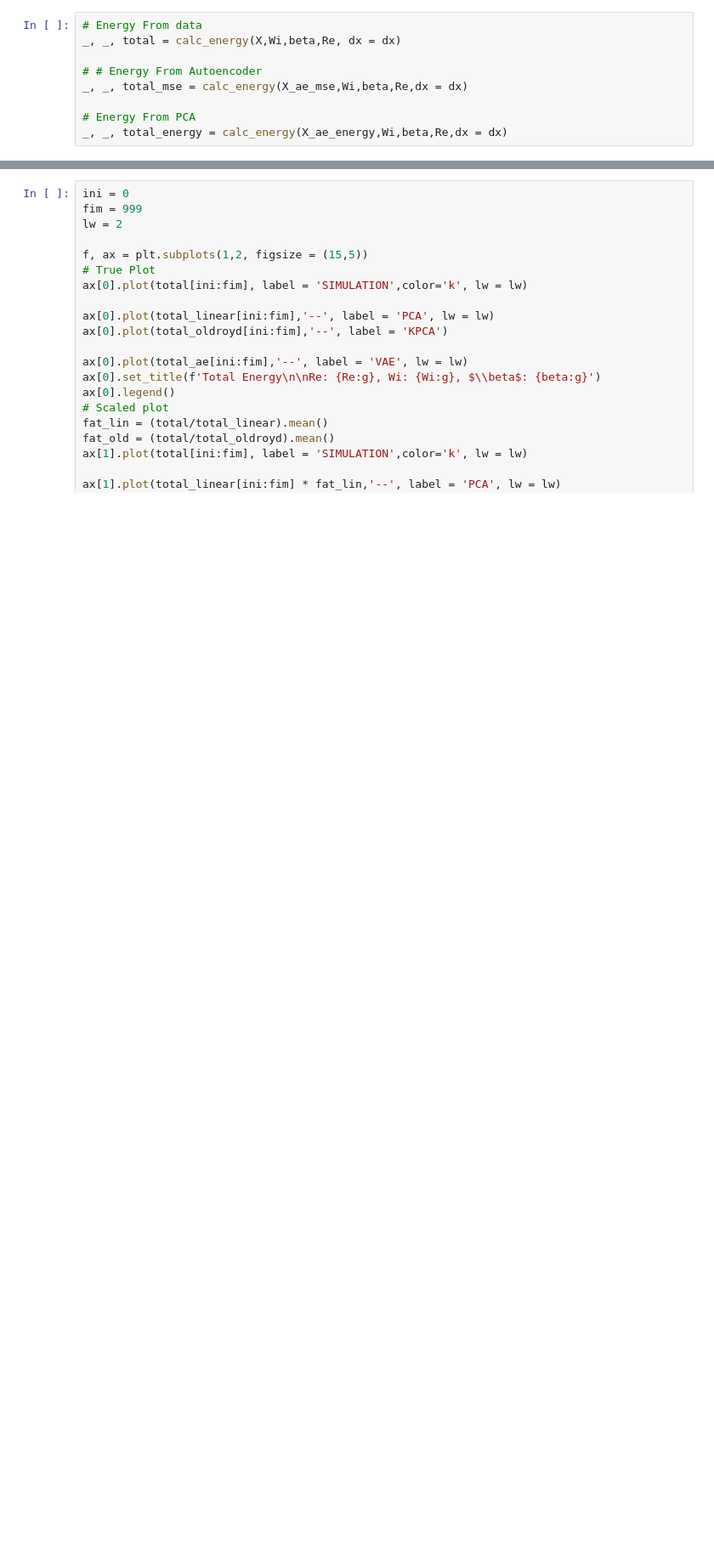
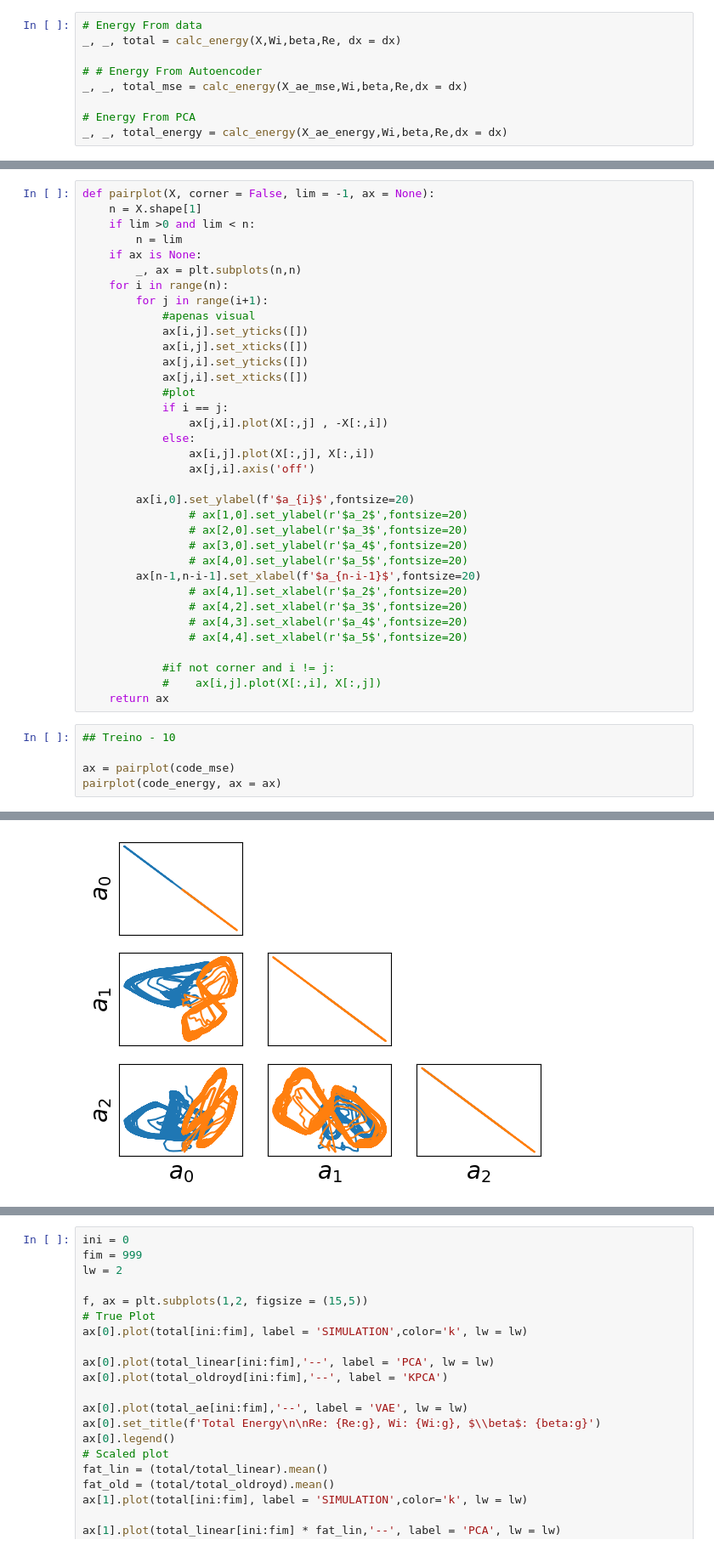
Before and after one commit to fabioamaral08/reduction-methods, a Jupyter notebook: test_scripts/Test_Results_Energy.ipynb, the cells around one changed output, grey strips where cells are left out. Shown at 85% size. Cells and saved outputs as stored; diff of their text form; blank space fills up the shorter version.

```diff
--- a/test_scripts/Test_Results_Energy.ipynb
+++ b/test_scripts/Test_Results_Energy.ipynb
@@ -403,0 +243,41 @@ Rel. energy error KPCA: 0.0747772
+# %%
+def pairplot(X, corner = False, lim = -1, ax = None):
+    n = X.shape[1]
+    if lim >0 and lim < n:
+        n = lim
+    if ax is None:
+        _, ax = plt.subplots(n,n)
+    for i in range(n):
+        for j in range(i+1):
+            #apenas visual
+            ax[i,j].set_yticks([])
+            ax[i,j].set_xticks([])
+            ax[j,i].set_yticks([])
+            ax[j,i].set_xticks([])
+            #plot
+            if i == j:
+                ax[j,i].plot(X[:,j] , -X[:,i])
+            else:
+                ax[i,j].plot(X[:,j], X[:,i])
+                ax[j,i].axis('off')
+
+        ax[i,0].set_ylabel(f'$a_{i}$',fontsize=20)
+                # ax[1,0].set_ylabel(r'$a_2$',fontsize=20)
+                # ax[2,0].set_ylabel(r'$a_3$',fontsize=20)
+                # ax[3,0].set_ylabel(r'$a_4$',fontsize=20)
+                # ax[4,0].set_ylabel(r'$a_5$',fontsize=20)
+        ax[n-1,n-i-1].set_xlabel(f'$a_{n-i-1}$',fontsize=20)
+                # ax[4,1].set_xlabel(r'$a_2$',fontsize=20)
+                # ax[4,2].set_xlabel(r'$a_3$',fontsize=20)
+                # ax[4,3].set_xlabel(r'$a_4$',fontsize=20)
+                # ax[4,4].set_xlabel(r'$a_5$',fontsize=20)
+
+            #if not corner and i != j:
+            #    ax[i,j].plot(X[:,i], X[:,j])
+    return ax
+# %%
+## Treino - 10
+
+ax = pairplot(code_mse)
+pairplot(code_energy, ax = ax)
+# %% [output]
@@ -403,0 +288 @@ Rel. energy error KPCA: 0.0747772
+[figure, added]
```
Also changed, not shown: parts of 24 cells of this notebook, 4 other files.
